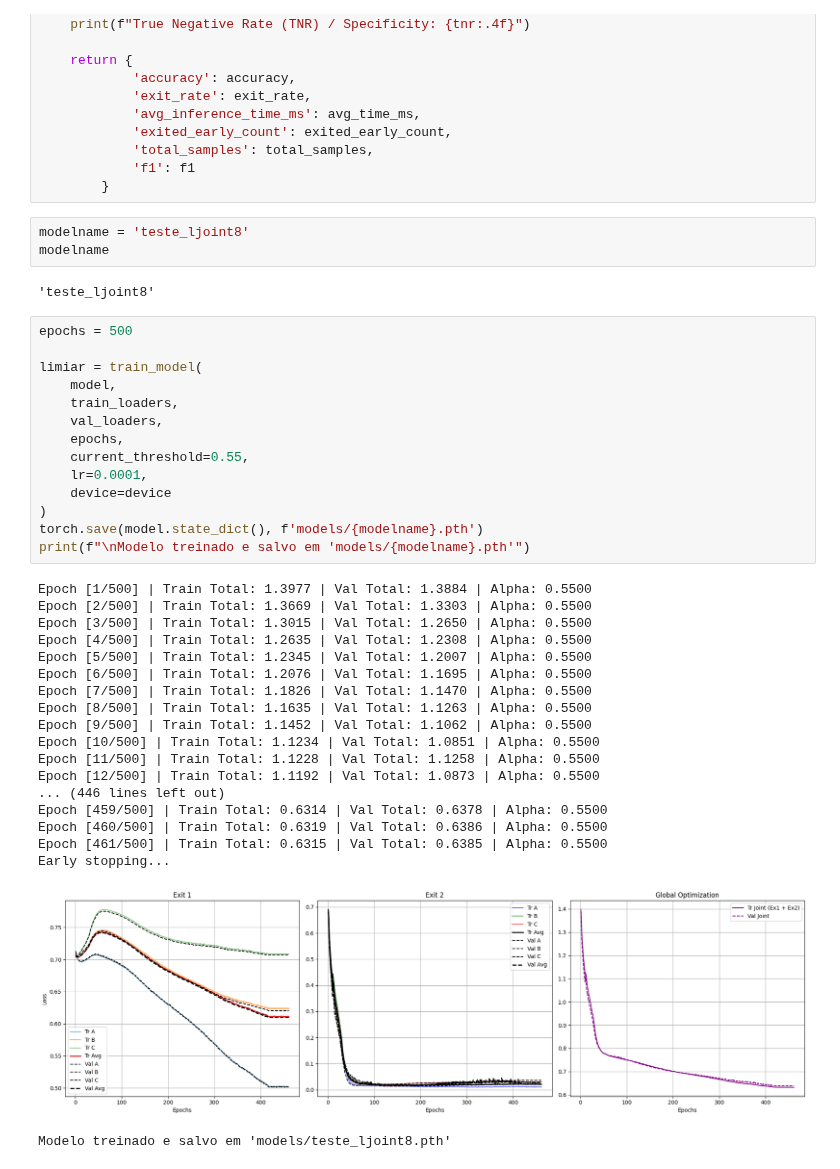
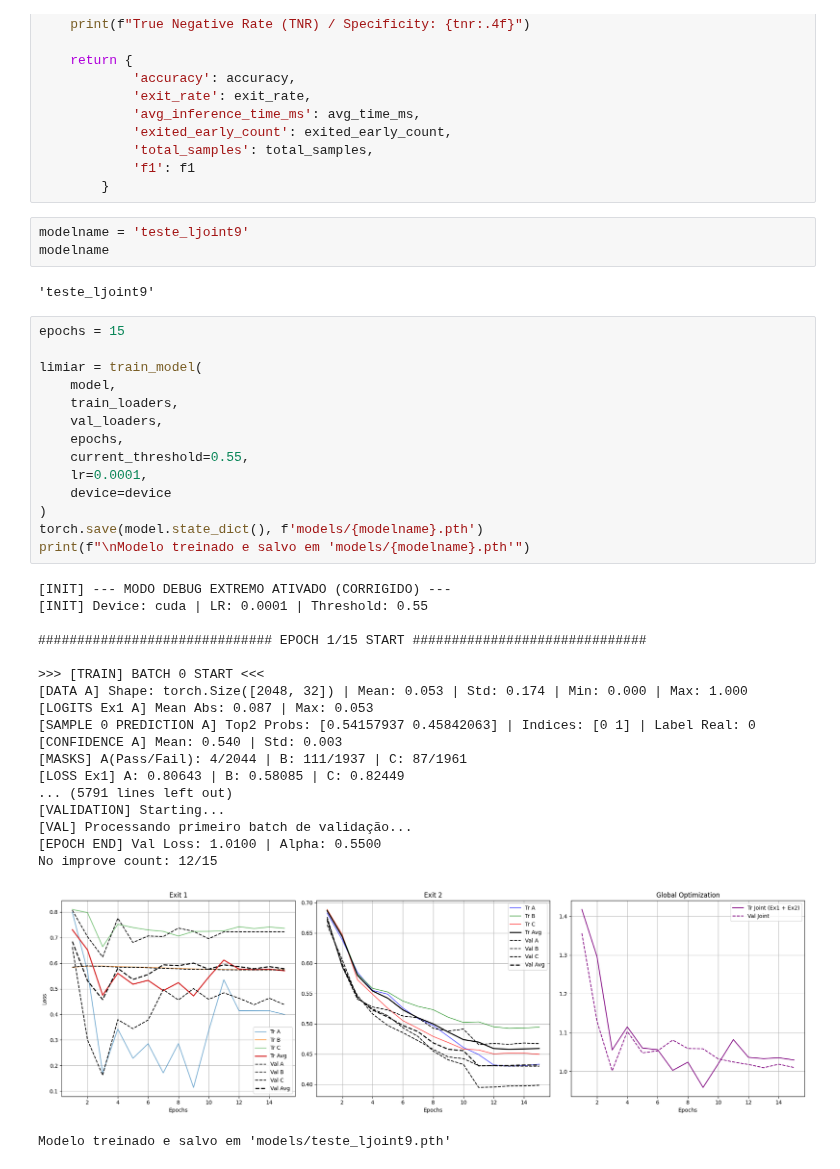
Before and after one commit to LucasSotomaiorAPereira/pibic-25-26, a Jupyter notebook: versao_artigo/main-Copy1.ipynb, the cells around one changed output. Saved outputs shown, nothing was run; the diff lists cells and outputs as text.

```diff
--- a/versao_artigo/main-Copy1.ipynb
+++ b/versao_artigo/main-Copy1.ipynb
@@ -516,44 +611,44 @@ def evaluate_model(model, loader, confidence_threshold, device):
             'f1': f1
         }
 # %%
-modelname = 'teste_ljoint8'
+modelname = 'teste_ljoint9'
 modelname
 # %% [output]
-'teste_ljoint8'
+'teste_ljoint9'
 # %%
-epochs = 500
+epochs = 15
 
 limiar = train_model(
     model,
     train_loaders,
     val_loaders,
     epochs,
     current_threshold=0.55,
     lr=0.0001,
     device=device
 )
 torch.save(model.state_dict(), f'models/{modelname}.pth')
 print(f"\nModelo treinado e salvo em 'models/{modelname}.pth'")
 # %% [output]
-Epoch [1/500] | Train Total: 1.3977 | Val Total: 1.3884 | Alpha: 0.5500
-Epoch [2/500] | Train Total: 1.3669 | Val Total: 1.3303 | Alpha: 0.5500
-Epoch [3/500] | Train Total: 1.3015 | Val Total: 1.2650 | Alpha: 0.5500
-Epoch [4/500] | Train Total: 1.2635 | Val Total: 1.2308 | Alpha: 0.5500
-Epoch [5/500] | Train Total: 1.2345 | Val Total: 1.2007 | Alpha: 0.5500
-Epoch [6/500] | Train Total: 1.2076 | Val Total: 1.1695 | Alpha: 0.5500
-Epoch [7/500] | Train Total: 1.1826 | Val Total: 1.1470 | Alpha: 0.5500
-Epoch [8/500] | Train Total: 1.1635 | Val Total: 1.1263 | Alpha: 0.5500
-Epoch [9/500] | Train Total: 1.1452 | Val Total: 1.1062 | Alpha: 0.5500
-Epoch [10/500] | Train Total: 1.1234 | Val Total: 1.0851 | Alpha: 0.5500
-Epoch [11/500] | Train Total: 1.1228 | Val Total: 1.1258 | Alpha: 0.5500
-Epoch [12/500] | Train Total: 1.1192 | Val Total: 1.0873 | Alpha: 0.5500
-... (446 lines left out)
-Epoch [459/500] | Train Total: 0.6314 | Val Total: 0.6378 | Alpha: 0.5500
-Epoch [460/500] | Train Total: 0.6319 | Val Total: 0.6386 | Alpha: 0.5500
-Epoch [461/500] | Train Total: 0.6315 | Val Total: 0.6385 | Alpha: 0.5500
-Early stopping...
+[INIT] --- MODO DEBUG EXTREMO ATIVADO (CORRIGIDO) ---
+[INIT] Device: cuda | LR: 0.0001 | Threshold: 0.55
+
+############################## EPOCH 1/15 START ##############################
+
+>>> [TRAIN] BATCH 0 START <<<
+[DATA A] Shape: torch.Size([2048, 32]) | Mean: 0.053 | Std: 0.174 | Min: 0.000 | Max: 1.000
+[LOGITS Ex1 A] Mean Abs: 0.087 | Max: 0.053
+[SAMPLE 0 PREDICTION A] Top2 Probs: [0.54157937 0.45842063] | Indices: [0 1] | Label Real: 0
+[CONFIDENCE A] Mean: 0.540 | Std: 0.003
+[MASKS] A(Pass/Fail): 4/2044 | B: 111/1937 | C: 87/1961
+[LOSS Ex1] A: 0.80643 | B: 0.58085 | C: 0.82449
+... (5791 lines left out)
+[VALIDATION] Starting...
+[VAL] Processando primeiro batch de validação...
+[EPOCH END] Val Loss: 1.0100 | Alpha: 0.5500
+No improve count: 12/15
-[figure, old version]
+[figure, new version]
-Modelo treinado e salvo em 'models/teste_ljoint8.pth'
+Modelo treinado e salvo em 'models/teste_ljoint9.pth'
 # %%
 model.load_state_dict(torch.load(f'models/{modelname}.pth'))
 print(f"Modelo 'models/{modelname}.pth' carregado\n")
```
Also changed, not shown: parts of 2 cells of this notebook.
